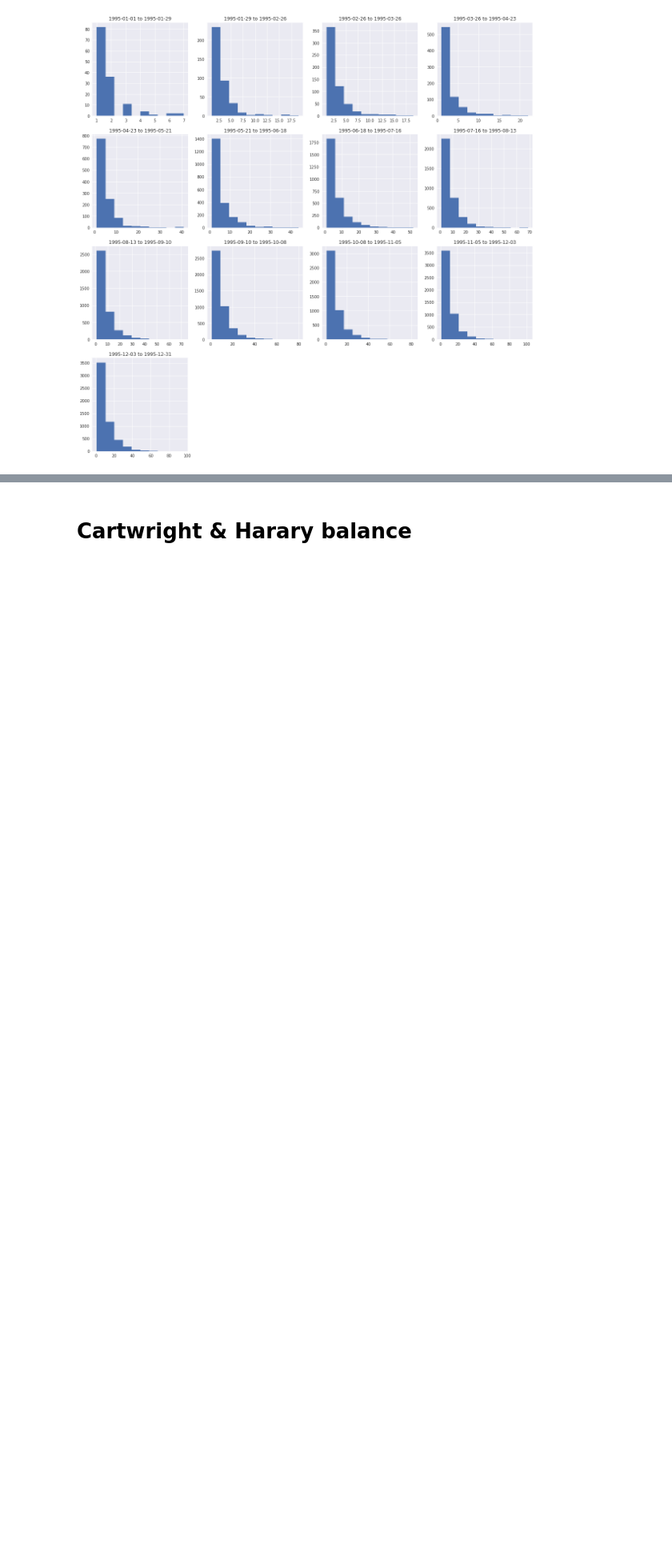
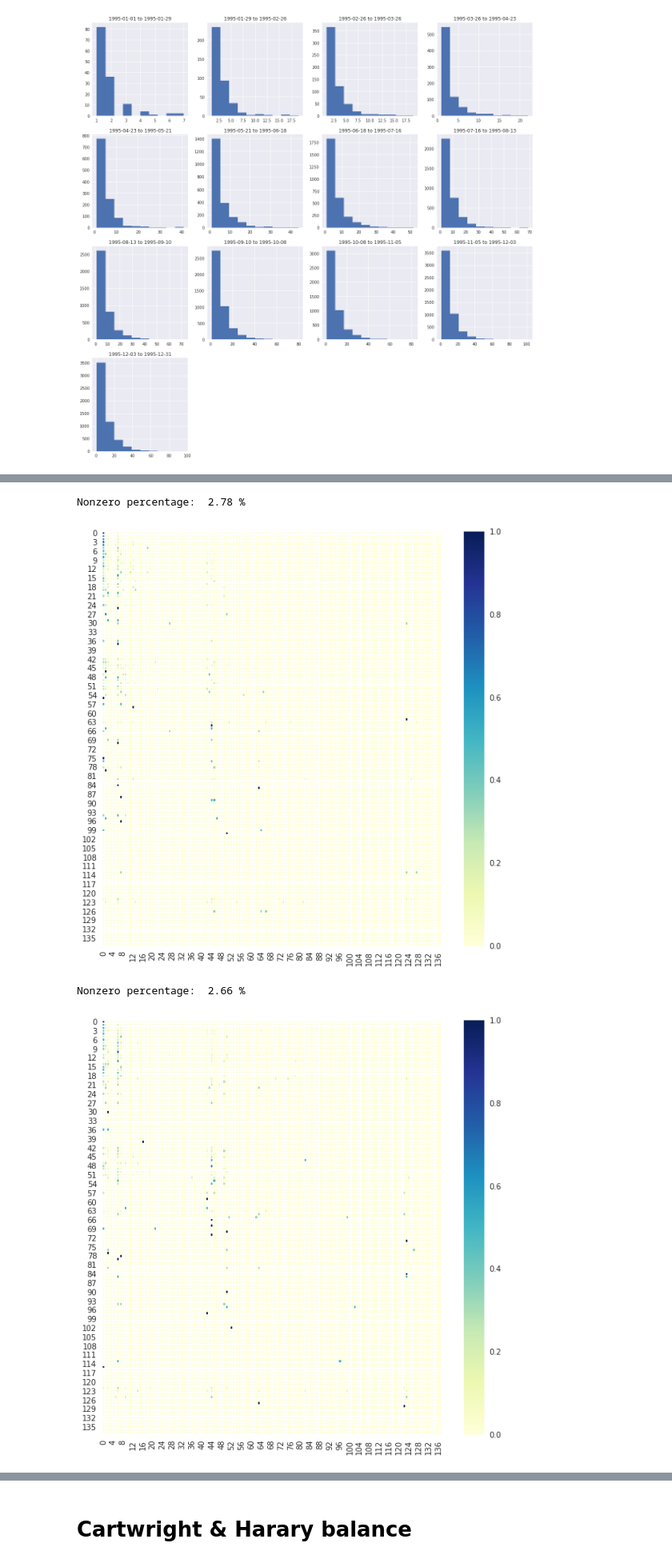
Before and after one commit to omid55/dynamic_sparse_balance_theory, a Jupyter notebook: notebooks/integrated_crisis_early_warning_system_dataverse_1995.ipynb, the cells around one changed output, grey strips where cells are left out. Shown at 80% size. Saved outputs shown, nothing was run; the diff lists cells and outputs as text; code cells hidden in the pictures; blank space fills up the shorter version.

```diff
--- a/notebooks/integrated_crisis_early_warning_system_dataverse_1995.ipynb
+++ b/notebooks/integrated_crisis_early_warning_system_dataverse_1995.ipynb
@@ -369,0 +372,3 @@ plt.errorbar(x=np.arange(0, m),
+# %%
+triad_map, triad_list = network_utils.generate_all_possible_sparse_triads()
+unique_triad_num = len(triad_list)
@@ -369,0 +384,14 @@ plt.errorbar(x=np.arange(0, m),
+# %%
+result = network_utils.compute_transition_matrix(
+    dgraphs=separate_dgraphs, unique_triad_num=unique_triad_num, triad_map=triad_map)
+# %%
+for transition_matrix in result['transition_matrices']:
+    sns.set(rc={'figure.figsize': (10, 10)})
+    print('Nonzero percentage: ', round(100 * len(np.where(transition_matrix > 0)[0]) / (unique_triad_num * unique_triad_num), 2), '%')
+    sns.heatmap(transition_matrix, cmap="YlGnBu", linewidths=.1)
+    plt.show()
+# %% [output]
+Nonzero percentage:  2.78 %
+[figure, added]
+Nonzero percentage:  2.66 %
+[figure, added]
```
Also changed, not shown: parts of 16 cells of this notebook, 7 other files.
